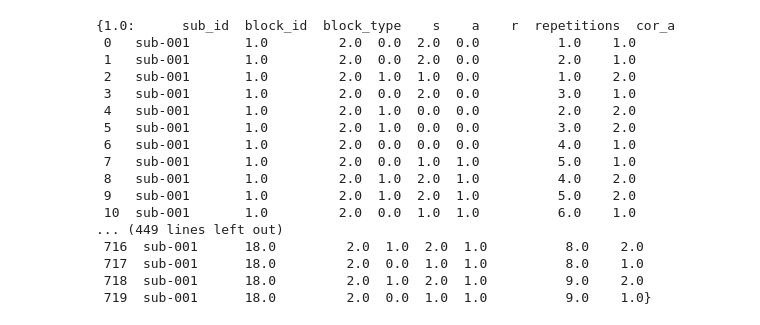
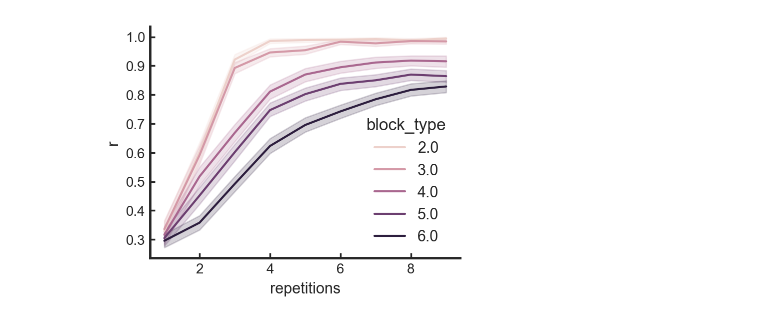
Before and after one commit to fangzefunny/efficient-representation-set-size, a Jupyter notebook: notes/simulate.ipynb, the cells around one changed output. Saved outputs shown, nothing was run; the diff lists cells and outputs as text; code cells hidden in the pictures.

```diff
--- a/notes/simulate.ipynb
+++ b/notes/simulate.ipynb
@@ -24,7 +24,8 @@ model = wrapper(ecPG, setsize_task)
 fname = '../data/collins_12.pkl'
 with open(fname, 'rb') as f: data = pickle.load(f)
 sub_lst = data.keys()
-params = [0, 1, .2, 1.2]
+params = [5, 18, .1, 1.]
+params = ecPG.link_params(params)
 rng = np.random.RandomState(2025)
 sim_data = []
 for sub_id in sub_lst:
@@ -32,31 +33,12 @@ for sub_id in sub_lst:
     sim_datum = model.sim(task, params, rng)
     sim_data.append(sim_datum)
 sim_data = pd.concat(sim_data, ignore_index=True)
-sim_data.head()
 # %%
 fig, ax = plt.subplots(1, 1, figsize=(4, 3))
-sns.lineplot(x='repetitions', y='r', data=data.query('repetitions<10'),
+sns.lineplot(x='repetitions', y='r', data=sim_data.query('repetitions<10'),
              errorbar=('ci', 95), #err_style='bars', err_kws={'capsize': 3},
-             hue='set_size',
+             hue='block_type',
              ax=ax)
 plt.show()
+# %% [output]
+[figure, added]
-# %%
-task
-# %% [output]
-{1.0:      sub_id  block_id  block_type    s    a    r  repetitions  cor_a
- 0   sub-001       1.0         2.0  0.0  2.0  0.0          1.0    1.0
- 1   sub-001       1.0         2.0  0.0  2.0  0.0          2.0    1.0
- 2   sub-001       1.0         2.0  1.0  1.0  0.0          1.0    2.0
- 3   sub-001       1.0         2.0  0.0  2.0  0.0          3.0    1.0
- 4   sub-001       1.0         2.0  1.0  0.0  0.0          2.0    2.0
- 5   sub-001       1.0         2.0  1.0  0.0  0.0          3.0    2.0
- 6   sub-001       1.0         2.0  0.0  0.0  0.0          4.0    1.0
- 7   sub-001       1.0         2.0  0.0  1.0  1.0          5.0    1.0
- 8   sub-001       1.0         2.0  1.0  2.0  1.0          4.0    2.0
- 9   sub-001       1.0         2.0  1.0  2.0  1.0          5.0    2.0
- 10  sub-001       1.0         2.0  0.0  1.0  1.0          6.0    1.0
-... (449 lines left out)
- 716  sub-001      18.0         2.0  1.0  2.0  1.0          8.0    2.0
- 717  sub-001      18.0         2.0  0.0  1.0  1.0          8.0    1.0
- 718  sub-001      18.0         2.0  1.0  2.0  1.0          9.0    2.0
- 719  sub-001      18.0         2.0  0.0  1.0  1.0          9.0    1.0}
```
Also changed, not shown: 3 other files.
